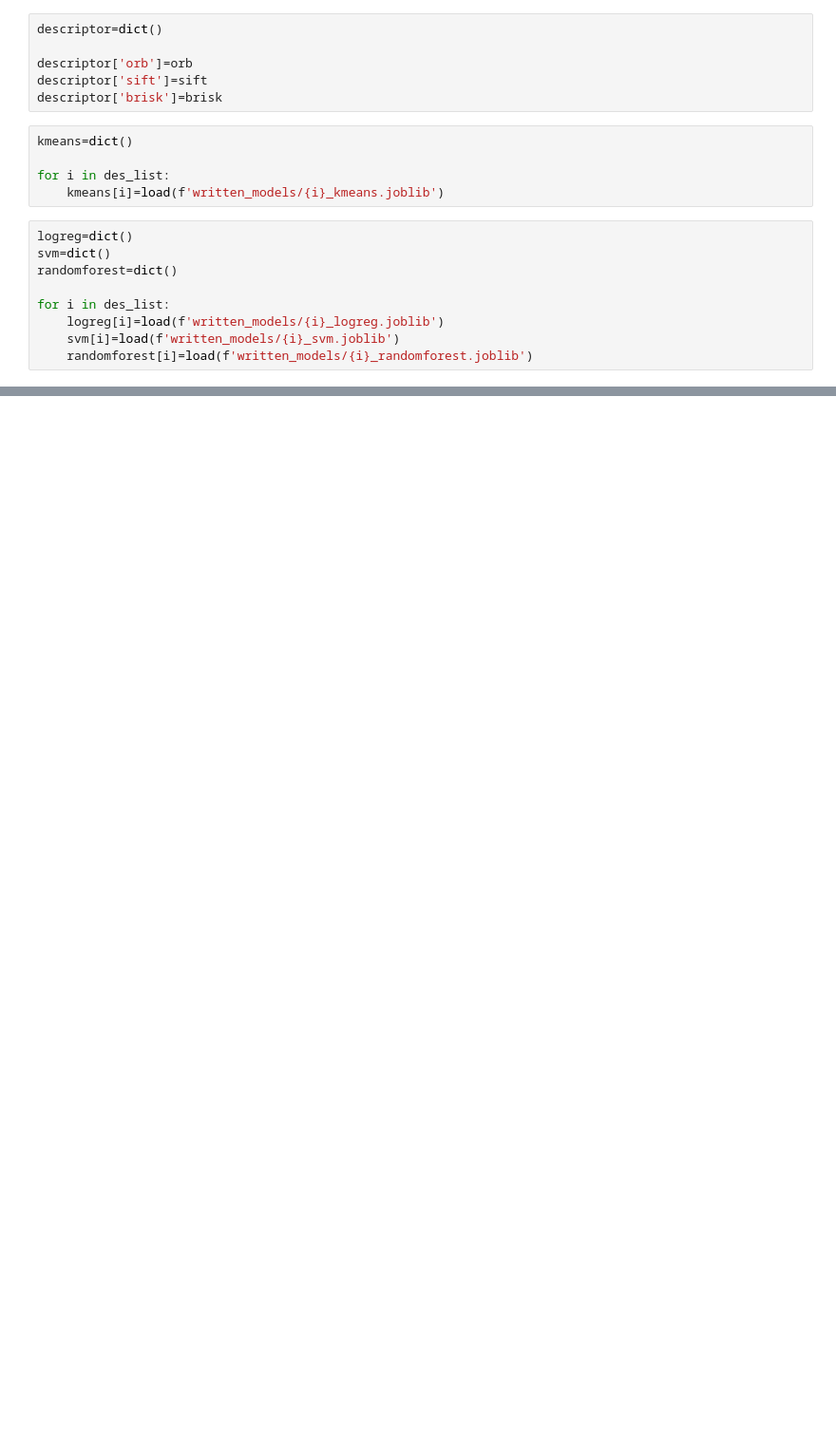
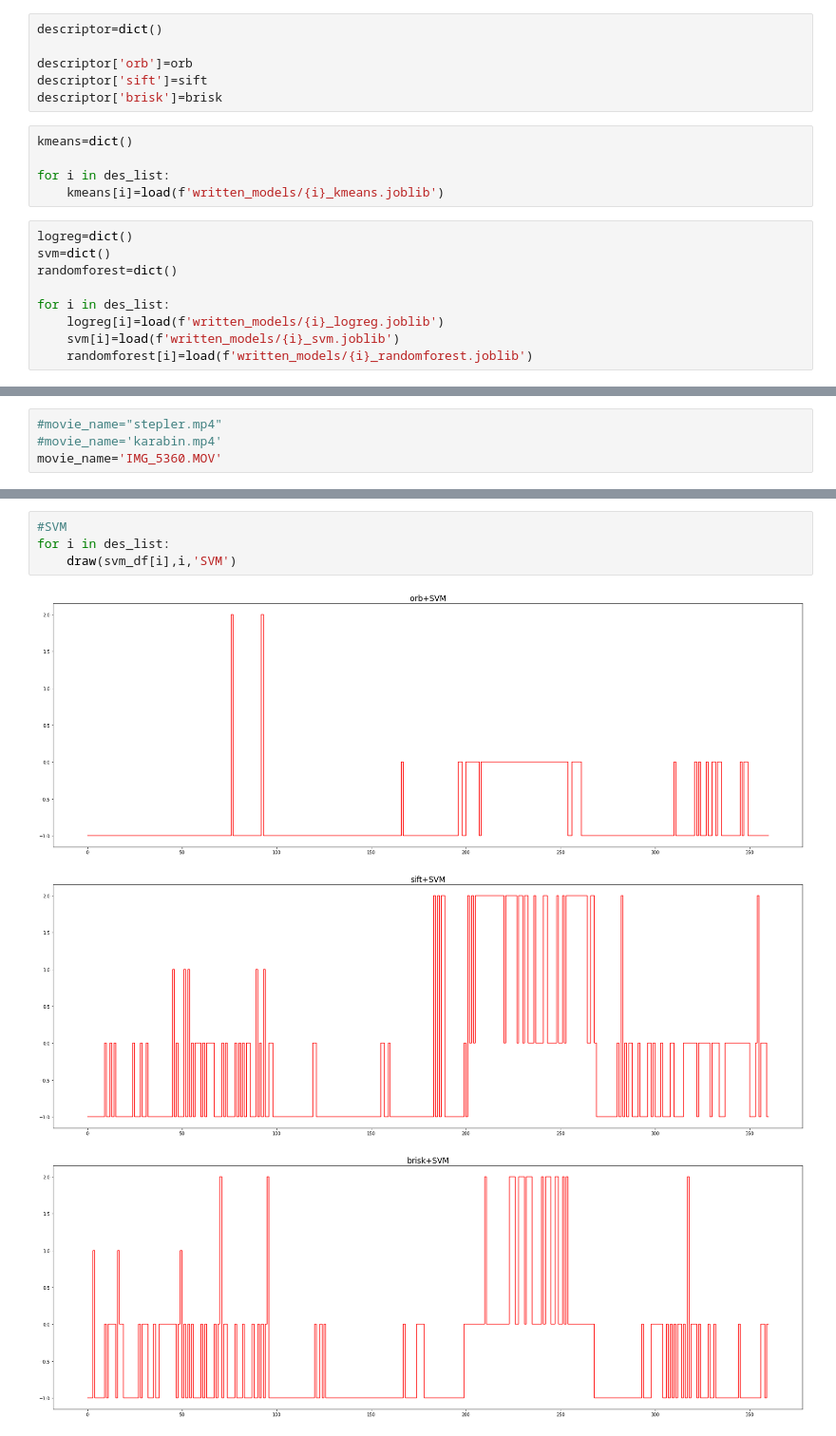
Before and after one commit to StMichael99/Vision, a Jupyter notebook: pattern_recognition/lab3/video classifying.ipynb, the cells around one changed output, grey strips where cells are left out. Shown: that part at 95% size. Drawn from its saved outputs; the diff is of its cells as text; blank space fills up the shorter version.

```diff
--- a/pattern_recognition/lab3/video classifying.ipynb
+++ b/pattern_recognition/lab3/video classifying.ipynb
@@ -52,5 +58,9 @@ def preprocess_image(img,estimator):
     kmeans_labels=kmeans[estimator].predict(des)
     bag_of_words=create_bag(kmeans_labels)
     return bag_of_words
+# %%
+#movie_name="stepler.mp4"
+#movie_name='karabin.mp4'
+movie_name='IMG_5360.MOV'
 # %%
 #LogisticRegression
@@ -208,0 +282,8 @@ svm_df[-60:-30]
+# %%
+#SVM
+for i in des_list:
+    draw(svm_df[i],i,'SVM')
+# %% [output]
+[figure, added]
+[figure, added]
+[figure, added]
```
Also changed, not shown: parts of 11 cells of this notebook, 48 other files.
